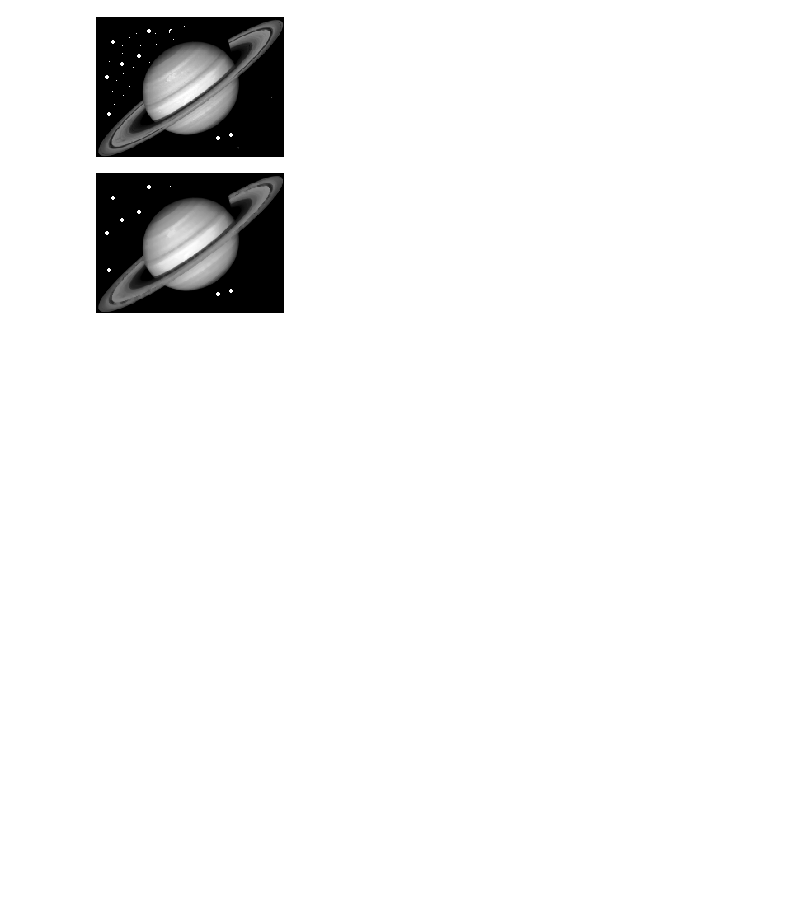
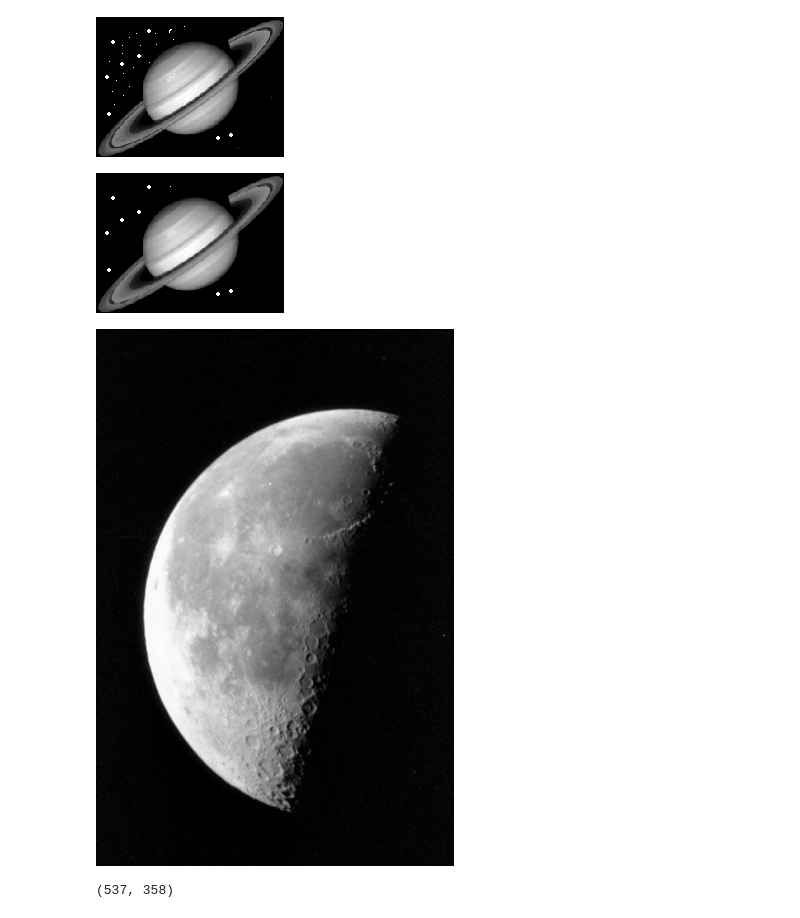
Before and after one commit to KyrylOTheRylo/homeworks_python, a Jupyter notebook: digitalInfromationHandling/Untitled.ipynb, the cells around one changed output. Saved outputs shown, nothing was run; the diff lists cells and outputs as text; code cells hidden in the pictures; blank space fills up the shorter version.

```diff
--- a/digitalInfromationHandling/Untitled.ipynb
+++ b/digitalInfromationHandling/Untitled.ipynb
@@ -32,3 +32,9 @@ output_image
 [figure]
 # %%
 output_image.save("output.gif")
+# %%
+input_image2 = Image.open("moon.tif")
+# %%
+input_image2
+# %% [output]
+[figure, added]
@@ -34,0 +43,5 @@ output_image.save("output.gif")
+# %%
+F_u_v = sp.fftpack.fft(input_image2)
+F_u_v.shape
+# %% [output]
+(537, 358)
```
Also changed, not shown: parts of 5 cells of this notebook.
